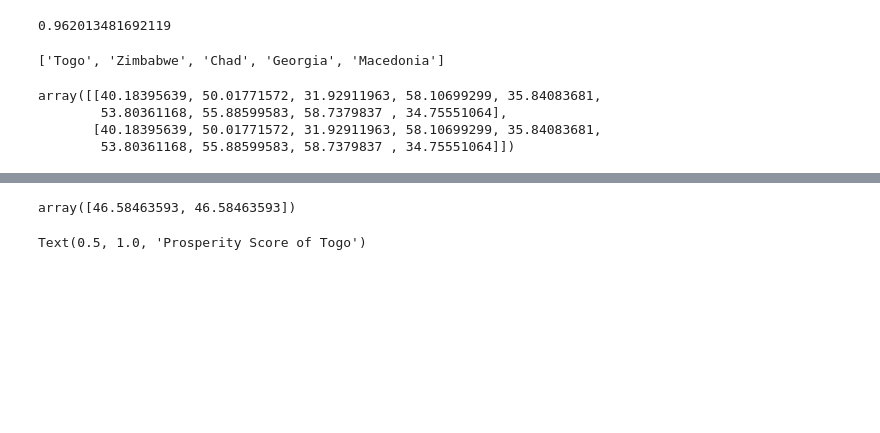
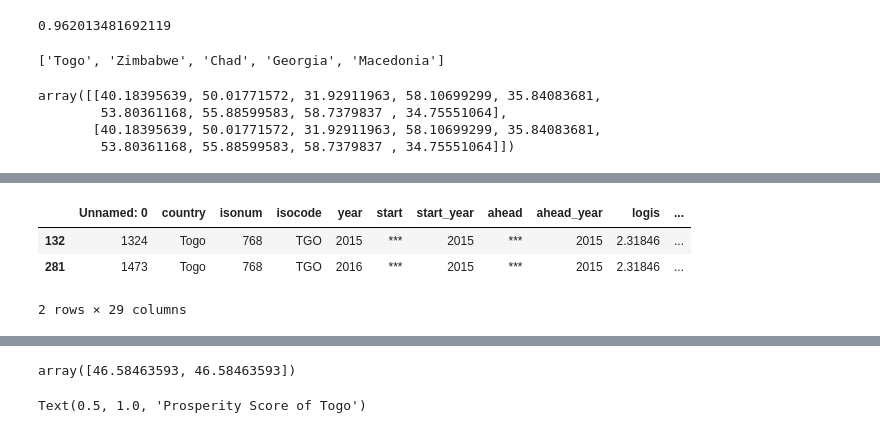
Before and after one commit to AnuragPamuru/la_tanuki, a Jupyter notebook: pillar_significance.ipynb, the cells around one changed output, grey strips where cells are left out. Cells and saved outputs as stored; diff of their text form; code cells hidden in the pictures; blank space fills up the shorter version.

```diff
--- a/pillar_significance.ipynb
+++ b/pillar_significance.ipynb
@@ -361,0 +390,7 @@ raw_test[raw_test["country"] == "Togo"]
+# %%
+pd.read_csv("./data/raw/busi_test.csv")[pd.read_csv("./data/raw/busi_test.csv")["country"] == "Togo"]
+# %% [output]
+|  | Unnamed: 0 | country | isonum | isocode | year | start | start_year | ahead | ahead_year | logis | ... |
+| 132 | 1324 | Togo | 768 | TGO | 2015 | *** | 2015 | *** | 2015 | 2.31846 | ... |
+| 281 | 1473 | Togo | 768 | TGO | 2016 | *** | 2015 | *** | 2015 | 2.31846 | ... |
+2 rows × 29 columns
```
Also changed, not shown: parts of 7 cells of this notebook, 9 other files.
